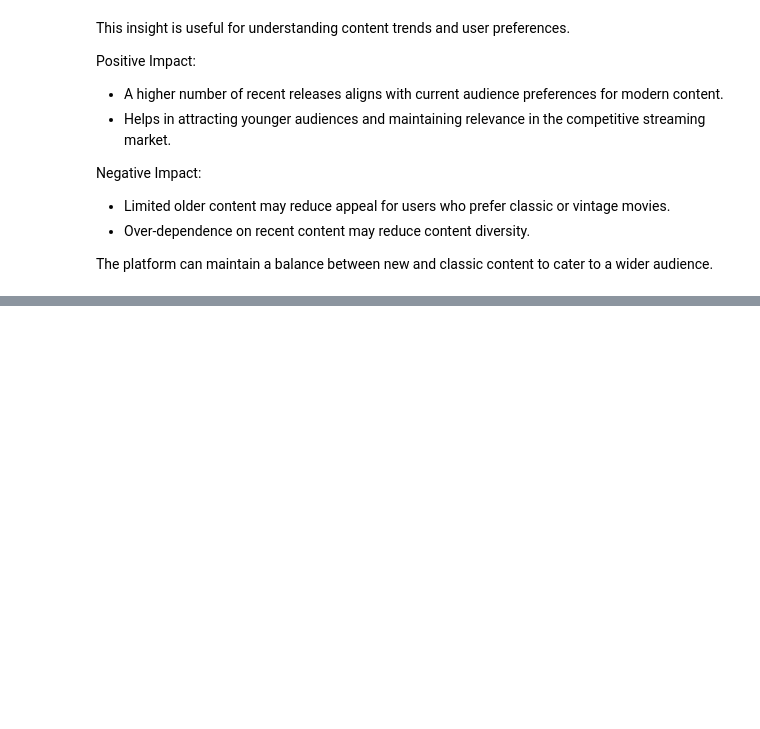
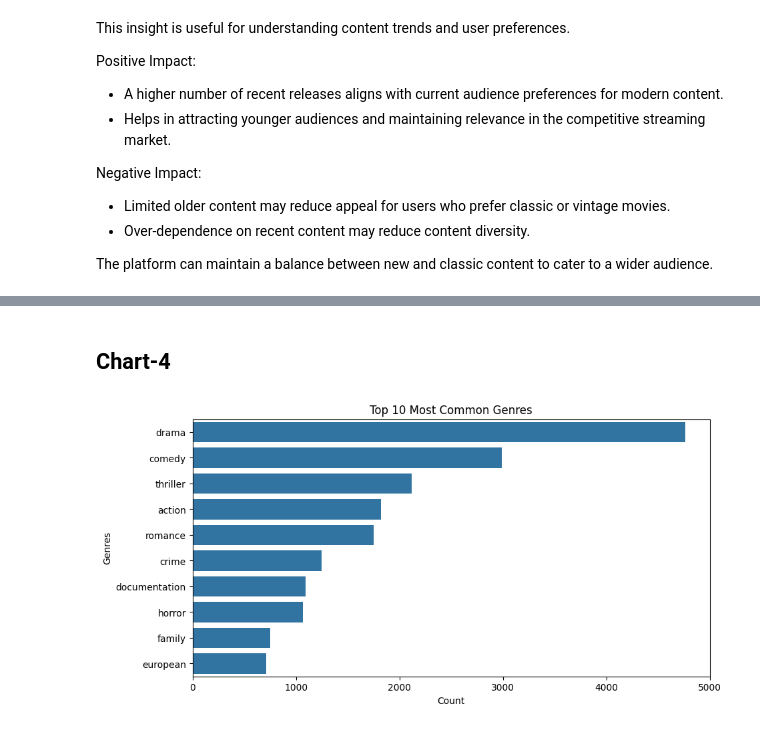
Before and after one commit to Snehamn24/Amazon-Prime-Video-EDA-and-Machine-Learning-Analysis, a Jupyter notebook: Amazon_Prime_EDA.ipynb, the cells around one changed output, grey strips where cells are left out. Saved outputs shown, nothing was run; the diff lists cells and outputs as text; code cells hidden in the pictures; blank space fills up the shorter version.

```diff
--- a/Amazon_Prime_EDA.ipynb
+++ b/Amazon_Prime_EDA.ipynb
@@ -655,0 +694,23 @@ The platform can maintain a balance between new and classic content to cater to
+# %% [markdown]
+## Chart-4
+# %%
+# Chart - 4: Top Genres
+
+# Convert string to list
+title['genres'] = title['genres'].apply(lambda x: eval(x))
+
+# Explode genres into separate rows
+genres_exploded = title.explode('genres')
+
+# Count top genres
+top_genres = genres_exploded['genres'].value_counts().head(10)
+
+# Plot
+plt.figure(figsize=(10,5))
+sns.barplot(x=top_genres.values, y=top_genres.index)
+plt.title("Top 10 Most Common Genres")
+plt.xlabel("Count")
+plt.ylabel("Genres")
+plt.show()
+# %% [output]
+[figure, added]
```
Also changed, not shown: parts of 22 cells of this notebook.
